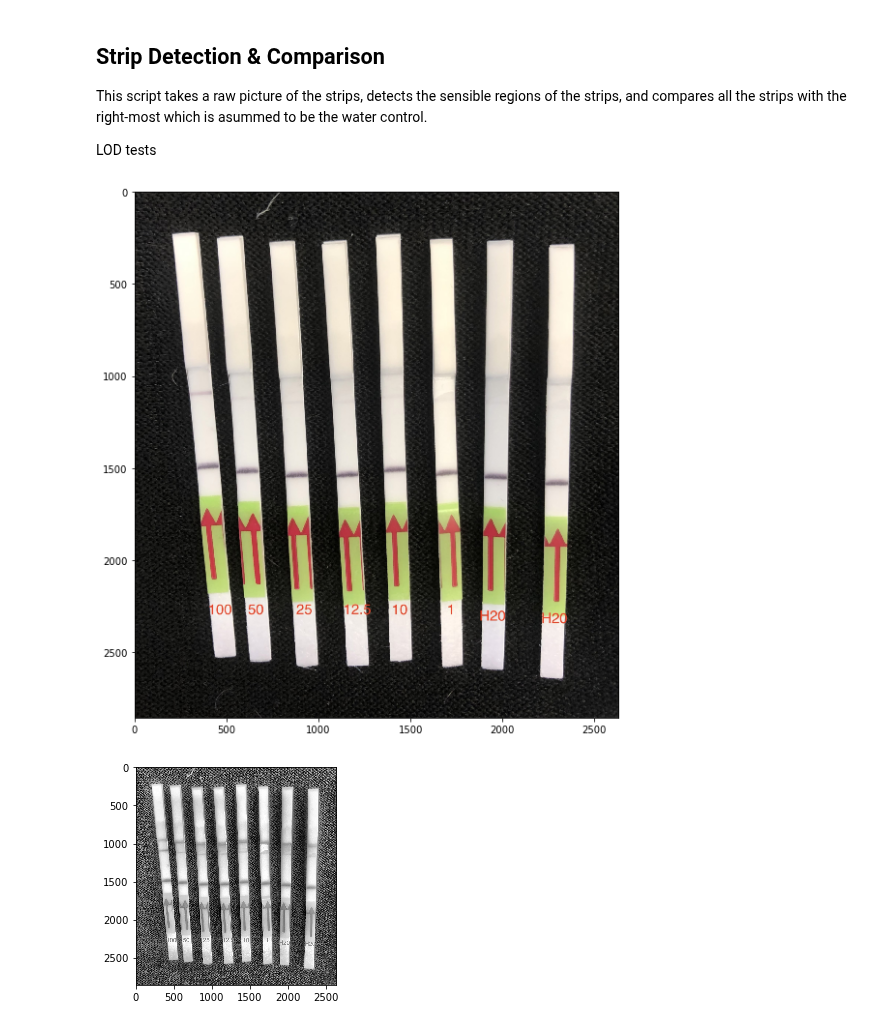
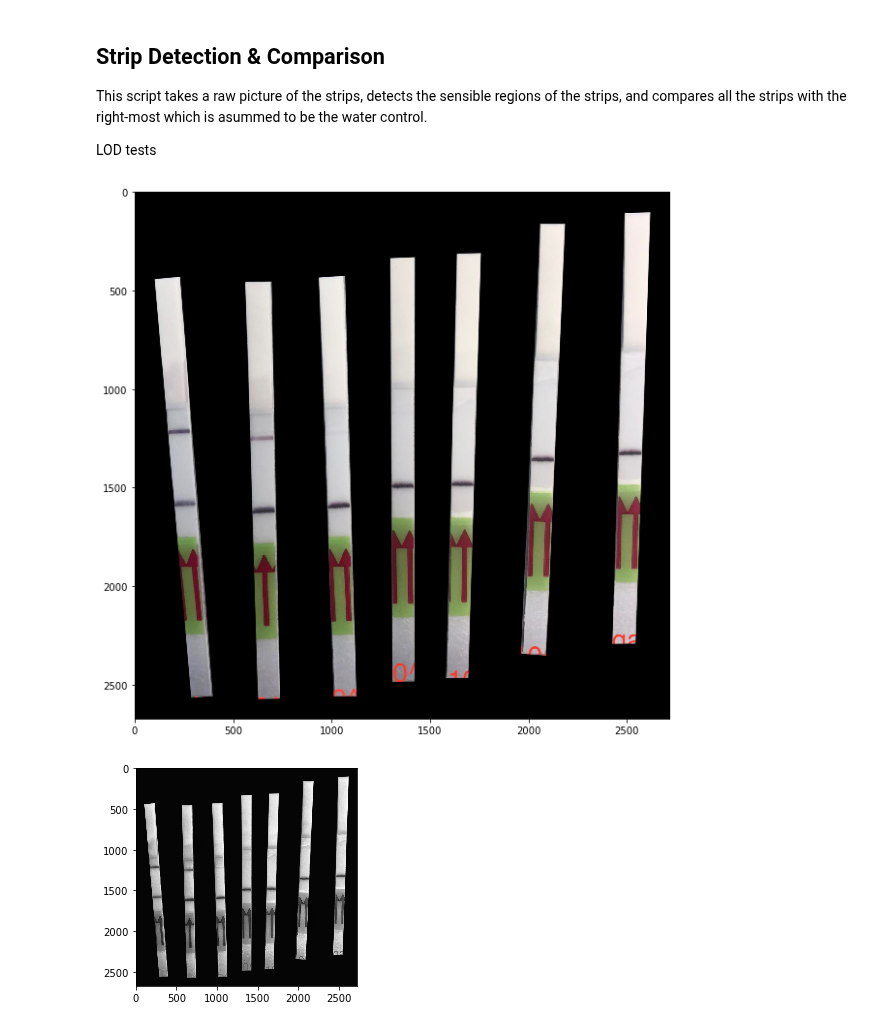
Before and after one commit to broadinstitute/HandLens-1.0.0, a Jupyter notebook: notebooks/Strip Detection and Analysis.ipynb, the cells around one changed output. Saved outputs shown, nothing was run; the diff lists cells and outputs as text; code cells hidden in the pictures.

```diff
--- a/notebooks/Strip Detection and Analysis.ipynb
+++ b/notebooks/Strip Detection and Analysis.ipynb
@@ -13,29 +13,28 @@ This script takes a raw picture of the strips, detects the sensible regions of t
 
 LOD tests
 # %%
-image_files = ['dilution1',
+image_files = ['dilution3',
                'SL-IV-1',
                'N-II_lod_june20',
                'NG_LOD',
                'N2-LOD-Composite-black_background',
                'N2_LOD_for_app_1_June202019',
                'N2_LOD_for_app_2_June202019',
                'EBOV-G2-LOD-dark']
-image_name = image_files[6]
+image_name = image_files[0]
 filename = 'images/' + image_name + '.jpg'
-# filename = r'C:\Users\Sameed\Downloads\bd71f7d4f0683e8268517312dcfa731d.jpg'
 image = cv2.imread(filename)
 image = cv2.GaussianBlur(image, (21,21), 1)
 
 fig, ax = plt.subplots(figsize=(10, 10))
 plt.imshow(cv2.cvtColor(image, cv2.COLOR_BGR2RGB))
 plt.show()
 clahe = cv2.createCLAHE(clipLimit=4.0, tileGridSize=(10,10))
 plt.imshow(cv2.cvtColor(clahe.apply(cv2.cvtColor(image, cv2.COLOR_BGR2GRAY)), cv2.COLOR_GRAY2RGB))
 plt.show()
 # %% [output]
-[figure, old version]
+[figure, new version]
-[figure, old version]
+[figure, new version]
 # %%
 def getStripPixelAreaFromFile(filename):
     if filename is None:
```
Also changed, not shown: parts of 14 cells of this notebook, 9 other files.
